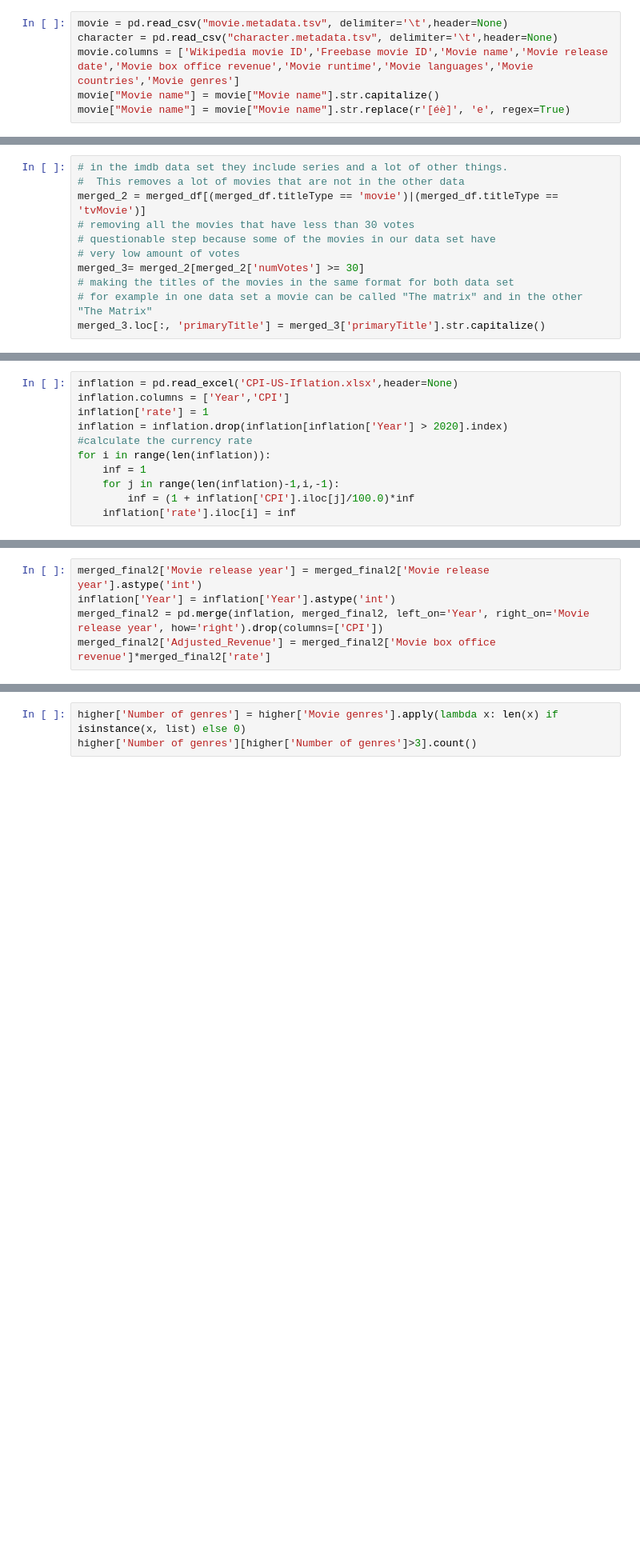
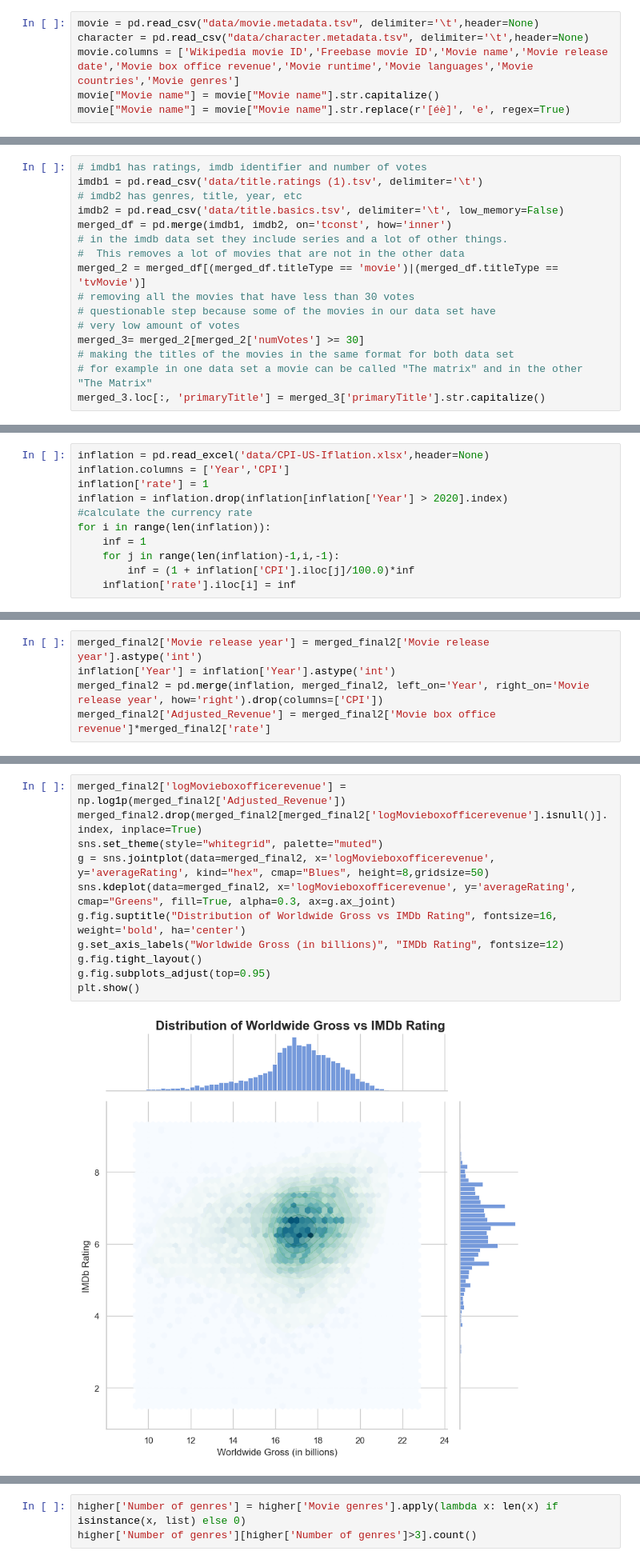
Before and after one commit to epfl-ada/ada-2024-project-dynamictitans, a Jupyter notebook: test1.ipynb, the cells around one changed output, grey strips where cells are left out. Shown: that part at 80% size. Saved outputs shown, nothing was run; the diff lists cells and outputs as text; blank space fills up the shorter version.

```diff
--- a/test1.ipynb
+++ b/test1.ipynb
@@ -15,6 +17,6 @@ import numpy as np
 # %%
-movie = pd.read_csv("movie.metadata.tsv", delimiter='\t',header=None)
-character = pd.read_csv("character.metadata.tsv", delimiter='\t',header=None)
+movie = pd.read_csv("data/movie.metadata.tsv", delimiter='\t',header=None)
+character = pd.read_csv("data/character.metadata.tsv", delimiter='\t',header=None)
 movie.columns = ['Wikipedia movie ID','Freebase movie ID','Movie name','Movie release date','Movie box office revenue','Movie runtime','Movie languages','Movie countries','Movie genres']
 movie["Movie name"] = movie["Movie name"].str.capitalize()
 movie["Movie name"] = movie["Movie name"].str.replace(r'[éè]', 'e', regex=True)
@@ -28,4 +23,9 @@ merged_df = pd.merge(imdb1, imdb2, on='tconst', how='inner')
 # %%
+# imdb1 has ratings, imdb identifier and number of votes
+imdb1 = pd.read_csv('data/title.ratings (1).tsv', delimiter='\t')
+# imdb2 has genres, title, year, etc
+imdb2 = pd.read_csv('data/title.basics.tsv', delimiter='\t', low_memory=False)
+merged_df = pd.merge(imdb1, imdb2, on='tconst', how='inner')
 # in the imdb data set they include series and a lot of other things.
 #  This removes a lot of movies that are not in the other data
 merged_2 = merged_df[(merged_df.titleType == 'movie')|(merged_df.titleType == 'tvMovie')]
@@ -98,5 +61,5 @@ Name: release_date, dtype: object
 # %%
-inflation = pd.read_excel('CPI-US-Iflation.xlsx',header=None)
+inflation = pd.read_excel('data/CPI-US-Iflation.xlsx',header=None)
 inflation.columns = ['Year','CPI']
 inflation['rate'] = 1
 inflation = inflation.drop(inflation[inflation['Year'] > 2020].index)
@@ -129,3 +101,16 @@ plt.show()
+# %%
+merged_final2['logMovieboxofficerevenue'] = np.log1p(merged_final2['Adjusted_Revenue'])
+merged_final2.drop(merged_final2[merged_final2['logMovieboxofficerevenue'].isnull()].index, inplace=True)
+sns.set_theme(style="whitegrid", palette="muted")
+g = sns.jointplot(data=merged_final2, x='logMovieboxofficerevenue', y='averageRating', kind="hex", cmap="Blues", height=8,gridsize=50)
+sns.kdeplot(data=merged_final2, x='logMovieboxofficerevenue', y='averageRating', cmap="Greens", fill=True, alpha=0.3, ax=g.ax_joint)
+g.fig.suptitle("Distribution of Worldwide Gross vs IMDb Rating", fontsize=16, weight='bold', ha='center')
+g.set_axis_labels("Worldwide Gross (in billions)", "IMDb Rating", fontsize=12)
+g.fig.tight_layout()
+g.fig.subplots_adjust(top=0.95)
+plt.show()
+# %% [output]
+[figure, added]
 # %%
 from sklearn.linear_model import LinearRegression
 import statsmodels.formula.api as smf
```
Also changed, not shown: parts of 19 cells of this notebook.
